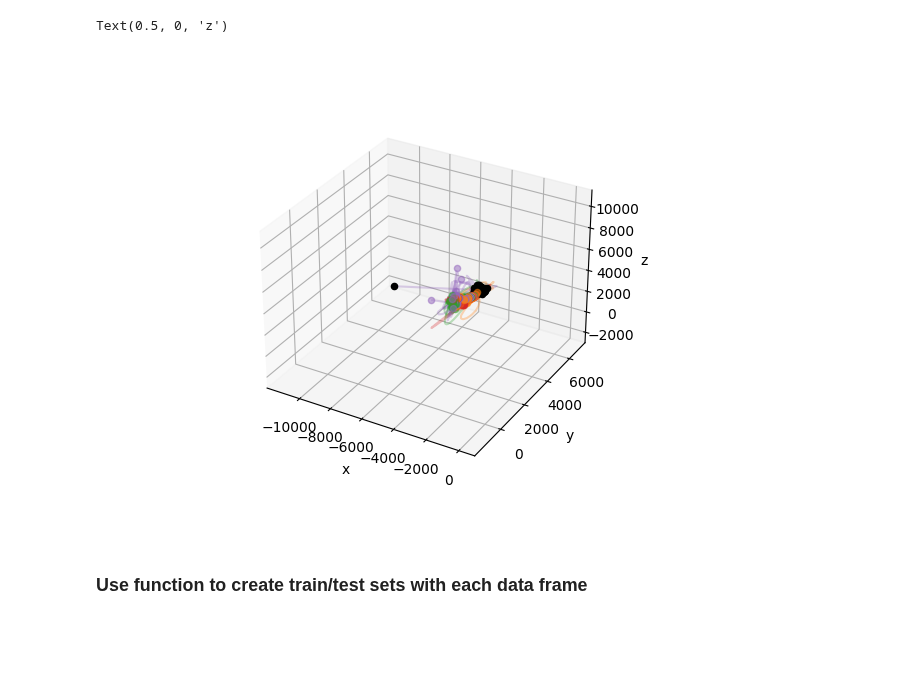
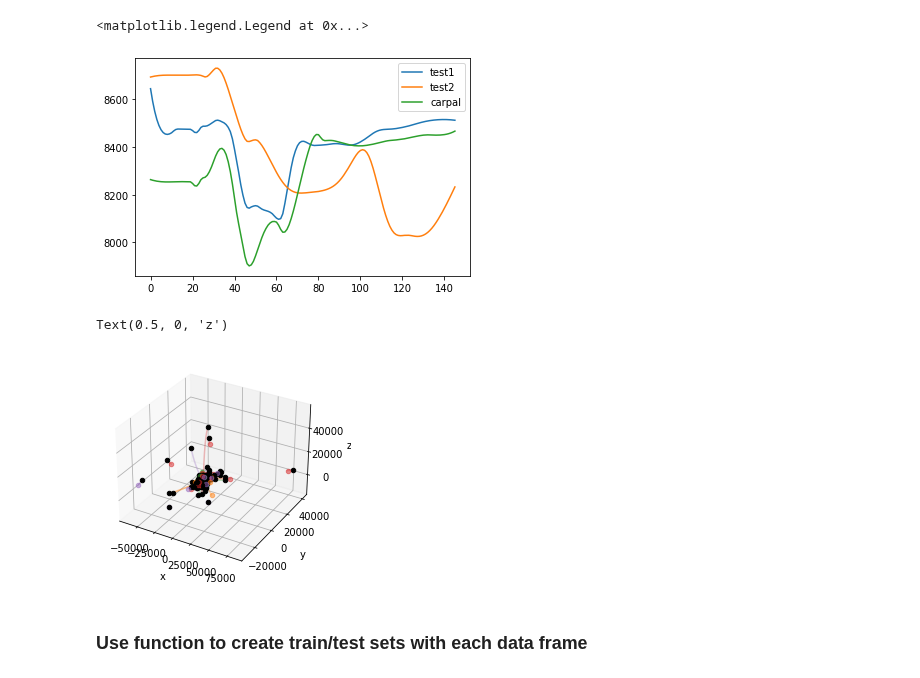
Before and after one commit to ntolley/SEE_decoding, a Jupyter notebook: notebooks/movement_decoding_rnn.ipynb, the cells around one changed output. Saved outputs shown, nothing was run; the diff lists cells and outputs as text; code cells hidden in the pictures; blank space fills up the shorter version.

```diff
--- a/notebooks/movement_decoding_rnn.ipynb
+++ b/notebooks/movement_decoding_rnn.ipynb
@@ -72,33 +62,54 @@ See the caveats in the documentation: https://pandas.pydata.org/pandas-docs/stab
+# %%
+smooth_func = partial(savgol_filter, window_length=21, polyorder=3)
+kinematic_df['posData'] = kinematic_df['posData'].map(smooth_func)
+neural_df['rates'] = neural_df['rates'].map(smooth_func)
+
+carpal_mask = kinematic_df['name'].str.contains(pat='carpal')
+radius_mask = kinematic_df['name'].str.contains(pat='radiusDistal')
+
+wrist_df = kinematic_df[np.logical_or(carpal_mask, radius_mask)]
+# %%
+test1_df = kinematic_df[kinematic_df['name'].str.contains(pat='thumbProx')]
+test2_df = kinematic_df[kinematic_df['name'].str.contains(pat='indexDist')]
+test3_df = kinematic_df[kinematic_df['name'].str.contains(pat='carpal')]
+trial_idx = 200
+plt.plot(test1_df['posData'].values[trial_idx], label='test1')
+plt.plot(test2_df['posData'].values[trial_idx], label='test2')
+plt.plot(test3_df['posData'].values[trial_idx], label='carpal')
+plt.legend()
+# %% [output]
+<matplotlib.legend.Legend at 0x...>
+[figure, added]
 # %%
-%matplotlib widget
+#%matplotlib widget
 fig = plt.figure()
 ax = fig.add_subplot(projection='3d')
 start=0
 stop=-1
-prefix = 'carpal'
+prefix = 'ringTip'
 for trial in range(216):
 
     plot_df = kinematic_df[kinematic_df['trial'] == trial]
     layout = plot_df['position'].values[0]
     #plt.subplot(2,2,layout)
     x_data = plot_df[plot_df['name'] == f'{prefix}_x']['posData'].values[0]
     y_data = plot_df[plot_df['name'] == f'{prefix}_y']['posData'].values[0]
     z_data = plot_df[plot_df['name'] == f'{prefix}_z']['posData'].values[0]
 
     plt.plot(x_data[start:stop], y_data[start:stop], z_data[start:stop], color=f'C{layout}', alpha=0.3)
     ax.scatter(x_data[stop], y_data[stop], z_data[stop], color=f'C{layout}', alpha=0.5)
     ax.scatter(x_data[start], y_data[start], z_data[start], color='k')
 
 ax.set_xlabel('x')
 ax.set_ylabel('y')
 ax.set_zlabel('z')
 
 #ax.set_xlim([-1100, -100])
 #ax.set_ylim([-600, 400])
 #ax.set_zlim([4600, 5600])
 # %% [output]
 Text(0.5, 0, 'z')
-[figure, old version]
+[figure, new version]
 # %%
 # Filter dataframes add or remove layout info
 nolayout_kinematic_mask = ~(kinematic_df['name'].str.contains(pat='layout'))
```
Also changed, not shown: parts of 9 cells of this notebook, 1 other file.
